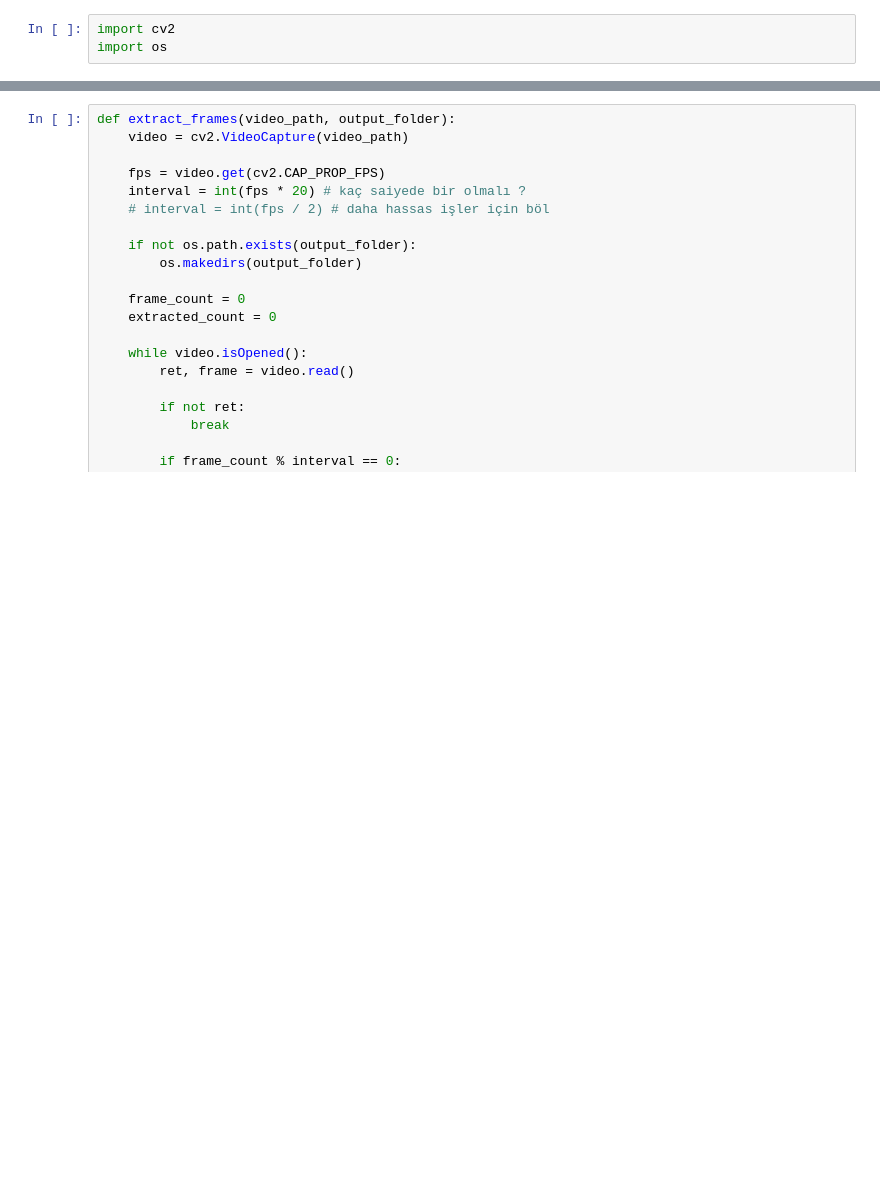
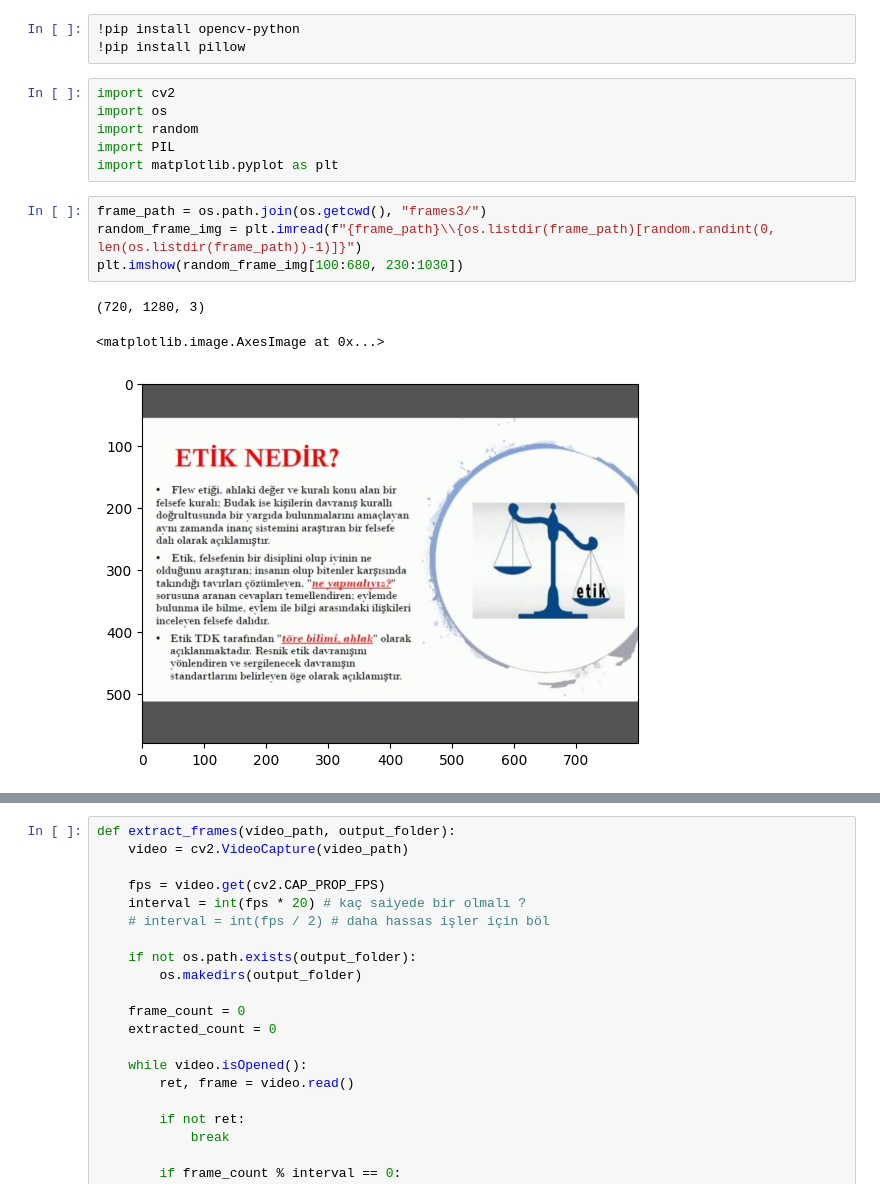
Before and after one commit to EmreCogac/videoToImage, a Jupyter notebook: VideoToImage.ipynb, the cells around one changed output, grey strips where cells are left out. Saved outputs shown, nothing was run; the diff lists cells and outputs as text; blank space fills up the shorter version.

```diff
--- a/VideoToImage.ipynb
+++ b/VideoToImage.ipynb
@@ -1,3 +1,17 @@
+# %%
+!pip install opencv-python
+!pip install pillow
 # %%
 import cv2
 import os
+import random
+import PIL
+import matplotlib.pyplot as plt
+# %%
+frame_path = os.path.join(os.getcwd(), "frames3/")
+random_frame_img = plt.imread(f"{frame_path}\\{os.listdir(frame_path)[random.randint(0, len(os.listdir(frame_path))-1)]}")
+plt.imshow(random_frame_img[100:680, 230:1030])
+# %% [output]
+(720, 1280, 3)
+<matplotlib.image.AxesImage at 0x...>
+[figure, added]
```
Also changed, not shown: parts of 3 cells of this notebook, 2 other files.
